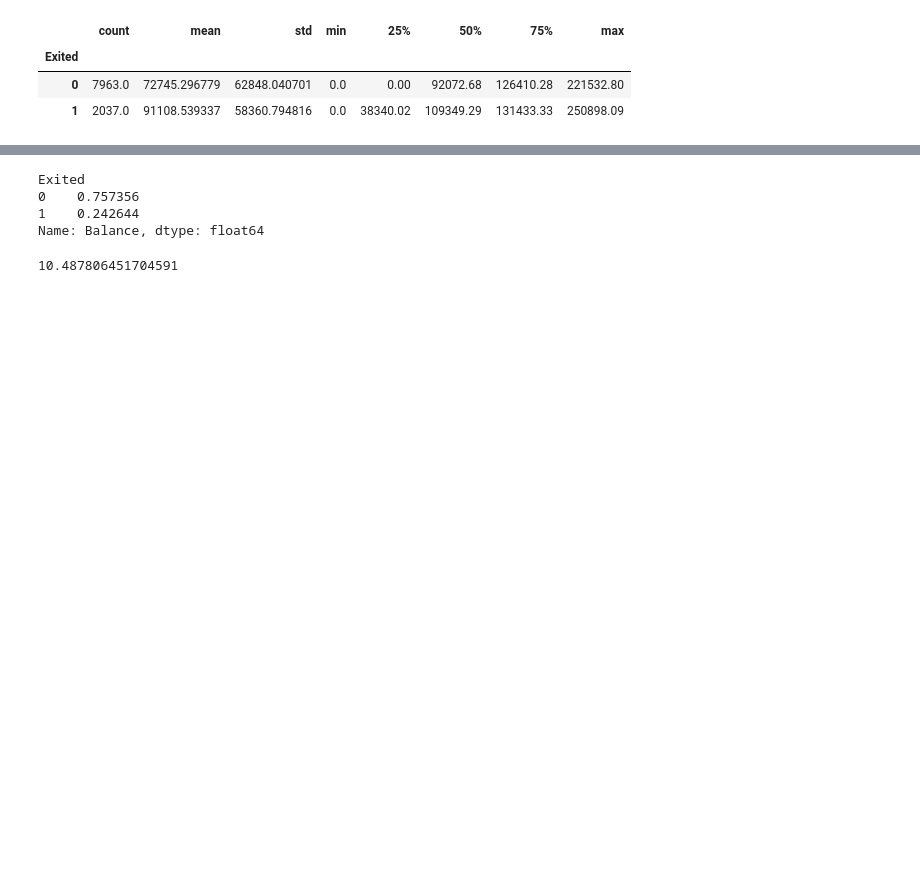
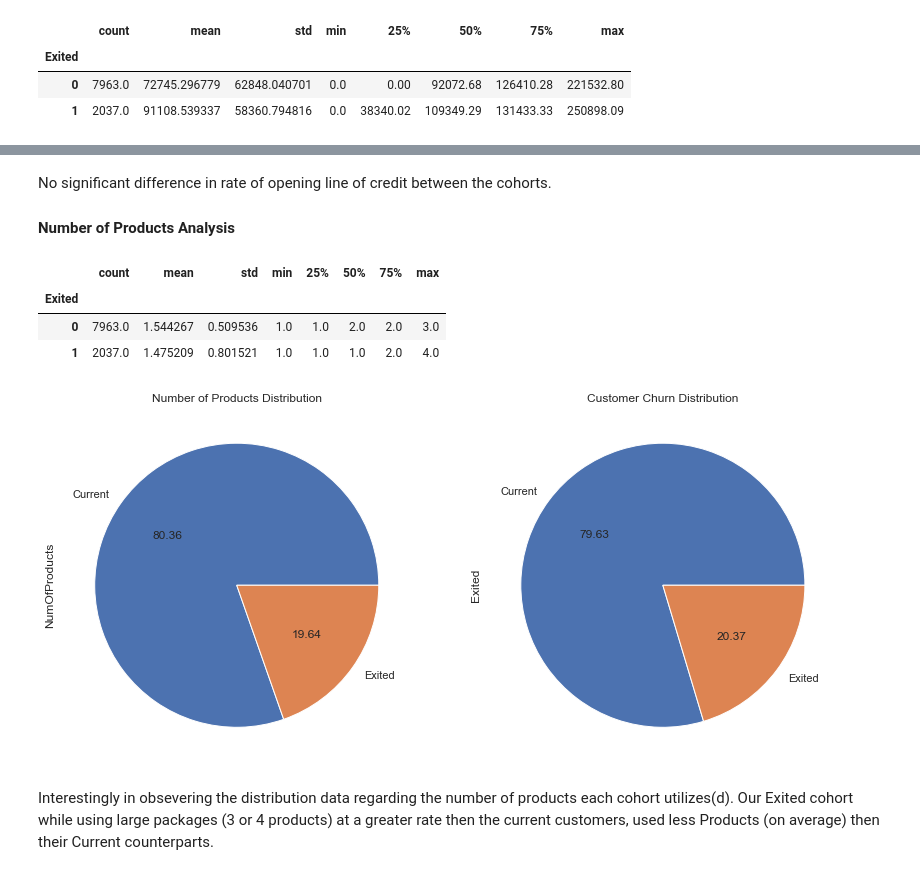
Before and after one commit to joe-orlich/Bank_Churn_Analysis, a Jupyter notebook: Data_Cleaning_EDA.ipynb, the cells around one changed output, grey strips where cells are left out. Drawn from its saved outputs; the diff is of its cells as text; code cells hidden in the pictures; blank space fills up the shorter version.

```diff
--- a/Data_Cleaning_EDA.ipynb
+++ b/Data_Cleaning_EDA.ipynb
@@ -377,11 +422,27 @@ df.groupby('Exited').Balance.describe()
+# %% [markdown]
+No significant difference in rate of opening line of credit between the cohorts.
+
+#### Number of Products Analysis
 # %%
-df.groupby('Exited').Balance.sum()/df.Balance.sum()
+df.groupby('Exited')['NumOfProducts'].describe()
 # %% [output]
-Exited
-0    0.757356
-1    0.242644
-Name: Balance, dtype: float64
+|  | count | mean | std | min | 25% | 50% | 75% | max |
+| Exited |  |  |  |  |  |  |  |  |
+| 0 | 7963.0 | 1.544267 | 0.509536 | 1.0 | 1.0 | 2.0 | 2.0 | 3.0 |
+| 1 | 2037.0 | 1.475209 | 0.801521 | 1.0 | 1.0 | 1.0 | 2.0 | 4.0 |
-# %%
-df.Age.std()
-# %% [output]
-10.487806451704591
+# %%
+df.groupby('Exited')['NumOfProducts'].describe()
+
+fig, axes = plt.subplots(1,2, figsize=(14,7))
+fig.patch.set_facecolor('white')
+
+ax1=axes[0]
+ax1.set_title('Number of Products Distribution')
+(df.groupby('Exited').NumOfProducts.sum()/df.NumOfProducts.sum()).plot.pie(autopct='%.2f',labels=['Current', 'Exited'], ax=ax1)
+
+ax2= axes[1]
+exited_series.value_counts().plot.pie(autopct='%.2f', title='Customer Churn Distribution', ax=ax2);
+# %% [output]
+[figure, added]
+# %% [markdown]
+Interestingly in obsevering the distribution data regarding the number of products each cohort utilizes(d). Our Exited cohort while using large packages (3 or 4 products) at a greater rate then the current customers, used less Products (on average) then their Current counterparts.
```
Also changed, not shown: parts of 17 cells of this notebook, 1 other file.
